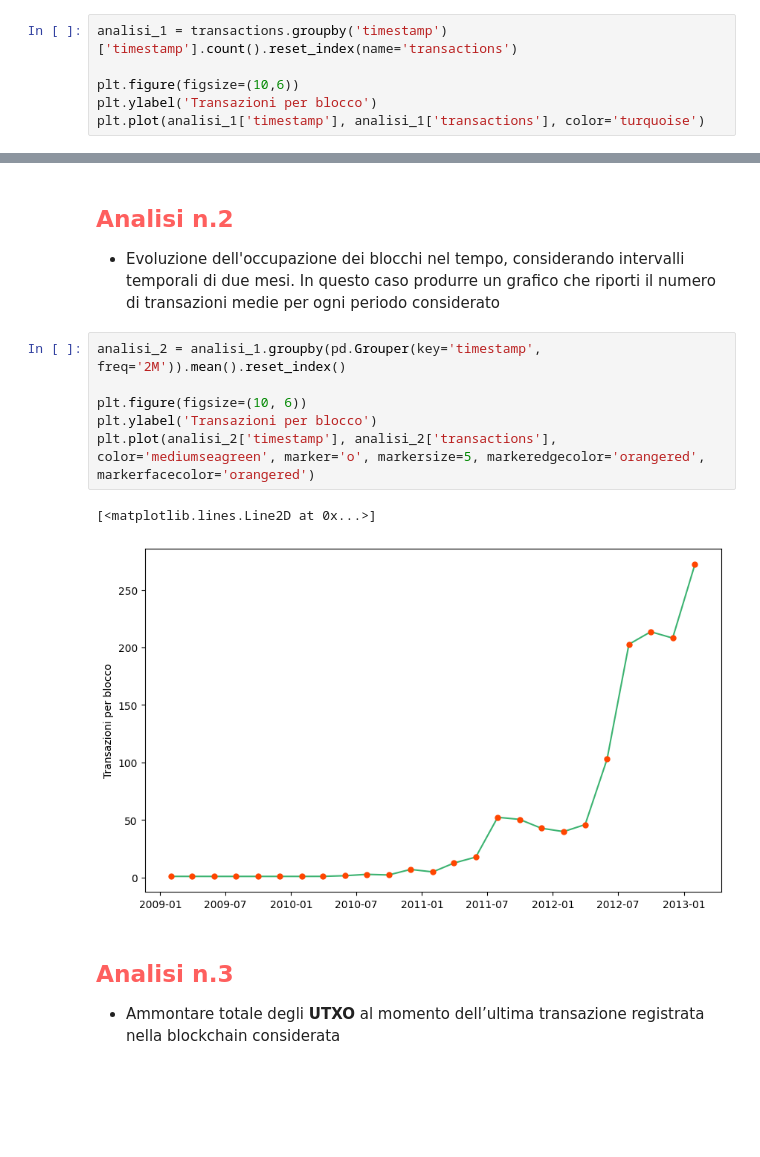
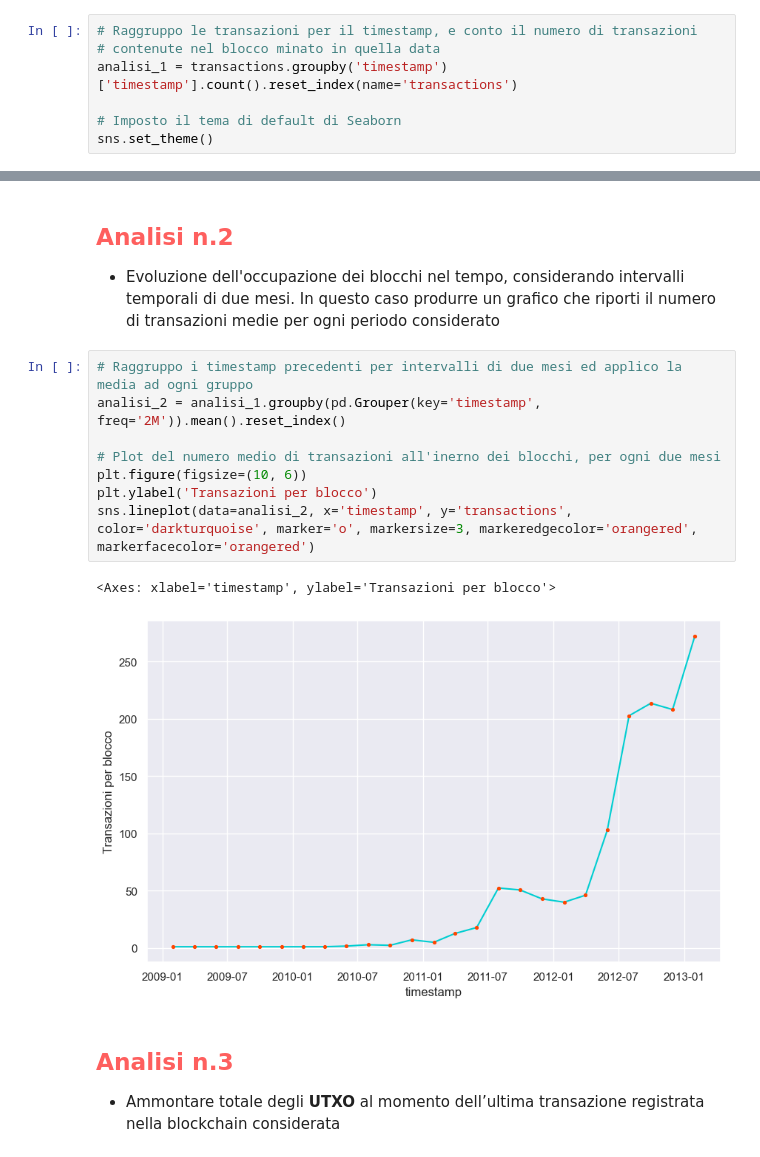
Before and after one commit to simonepassera/CRAFTY, a Jupyter notebook: crafty.ipynb, the cells around one changed output, grey strips where cells are left out. Drawn from its saved outputs; the diff is of its cells as text; blank space fills up the shorter version.

```diff
--- a/crafty.ipynb
+++ b/crafty.ipynb
@@ -25,8 +28,9 @@ transactions['timestamp'] = pd.to_datetime(transactions['timestamp'], unit='s')
 * Distribuzione del numero di transazioni per blocco (occupazione del blocco), nell’intero
 periodo temporale considerato
 # %%
+# Raggruppo le transazioni per il timestamp, e conto il numero di transazioni
+# contenute nel blocco minato in quella data
 analisi_1 = transactions.groupby('timestamp')['timestamp'].count().reset_index(name='transactions')
 
-plt.figure(figsize=(10,6))
-plt.ylabel('Transazioni per blocco')
-plt.plot(analisi_1['timestamp'], analisi_1['transactions'], color='turquoise')
+# Imposto il tema di default di Seaborn
+sns.set_theme()
@@ -40,14 +55,16 @@ plt.plot(analisi_1['timestamp'], analisi_1['transactions'], color='turquoise')
 mesi. In questo caso produrre un grafico che riporti il numero di transazioni medie per ogni
 periodo considerato
 # %%
+# Raggruppo i timestamp precedenti per intervalli di due mesi ed applico la media ad ogni gruppo
 analisi_2 = analisi_1.groupby(pd.Grouper(key='timestamp', freq='2M')).mean().reset_index()
 
+# Plot del numero medio di transazioni all'inerno dei blocchi, per ogni due mesi
 plt.figure(figsize=(10, 6))
 plt.ylabel('Transazioni per blocco')
-plt.plot(analisi_2['timestamp'], analisi_2['transactions'], color='mediumseagreen', marker='o', markersize=5, markeredgecolor='orangered', markerfacecolor='orangered')
+sns.lineplot(data=analisi_2, x='timestamp', y='transactions', color='darkturquoise', marker='o', markersize=3, markeredgecolor='orangered', markerfacecolor='orangered')
 # %% [output]
-[<matplotlib.lines.Line2D at 0x...>]
+<Axes: xlabel='timestamp', ylabel='Transazioni per blocco'>
-[figure, old version]
+[figure, new version]
 # %% [markdown]
 <h2 style="color:#fe5f5e">Analisi n.3</h2>
 
```
Also changed, not shown: parts of 12 cells of this notebook.
